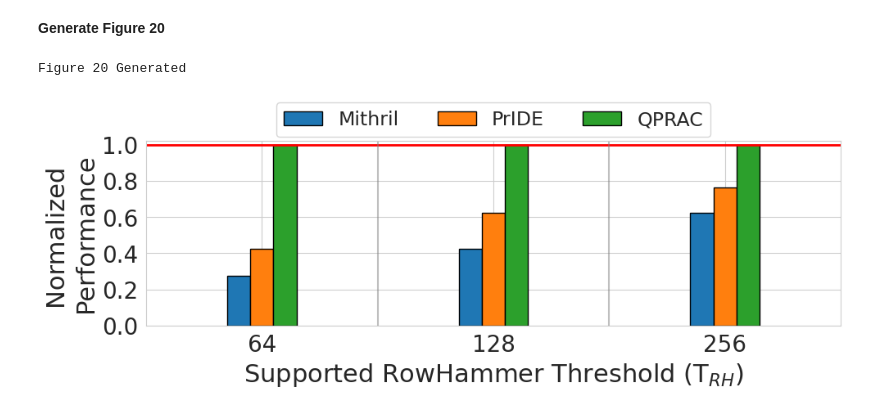
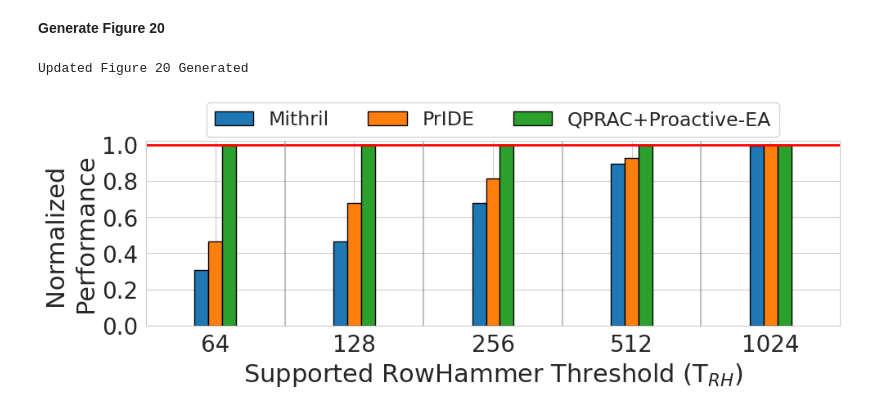
Before and after one commit to sith-lab/qprac, a Jupyter notebook: perf_analysis/plot_scripts/plot.ipynb, the cells around one changed output. Cells and saved outputs as stored; diff of their text form; code cells hidden in the pictures.

```diff
--- a/perf_analysis/plot_scripts/plot.ipynb
+++ b/perf_analysis/plot_scripts/plot.ipynb
@@ -423,7 +425,7 @@ import seaborn as sns
 import os
 import warnings
 
-methods_interested = ["QPRAC", "QPRAC+Proactive", "QPRAC-Ideal"]  # Further remove PQ-NoOp if unnecessary
+methods_interested = ["QPRAC", "QPRAC+Proactive", "QPRAC+Proactive-EA", "QPRAC-Ideal"]  # Further remove PQ-NoOp if unnecessary
 # Read the CSV file
 csv_path = '../results/csvs/QPRAC_NBO_Results.csv'
 if not os.path.exists(csv_path):
@@ -435,7 +437,8 @@ df_target = df[df['workload'] == 'All (57)']
 df_melted = pd.melt(df_target, id_vars=['workload', 'NBO'], value_vars=methods_interested, var_name='PRAC_Implementation', value_name='WS')
 
 rename_mapping = {
-    'QPRAC+Proactive': 'QPRAC+Proactive (default)',
+    'QPRAC+Proactive': 'QPRAC+Proactive',
+    'QPRAC+Proactive-EA': 'QPRAC+Proactive-EA (default)',
 }
 df_melted['PRAC_Implementation'] = df_melted['PRAC_Implementation'].replace(rename_mapping)
 # Calculate performance overhead
@@ -453,7 +456,7 @@ workloads_high_mpki = [
 ]
 df_high_mpki = df_melted[df_melted['workload'].isin(workloads_high_mpki)]
 
-methods_interested = ["QPRAC", "QPRAC+Proactive (default)", "QPRAC-Ideal"]
+methods_interested = ["QPRAC", "QPRAC+Proactive", 'QPRAC+Proactive-EA (default)', "QPRAC-Ideal"]
 df_filtered = df_high_mpki[df_high_mpki['PRAC_Implementation'].isin(methods_interested)]
 df_filtered['PRAC_Implementation'] = pd.Categorical(df_filtered['PRAC_Implementation'], categories=methods_interested, ordered=True)
 
@@ -512,7 +515,7 @@ ax.axvline(x=2.5, color='grey', linestyle='-', alpha=0.5)
 ax.set_xlabel('Back-Off Threshold (N$_{BO}$)', fontsize=22)
 ax.set_ylabel('Performance \nOverhead (%)', fontsize=22)
 ax.tick_params(axis='both', which='major', labelsize=20)
-ax.set_ylim(0, 4)
+ax.set_ylim(0, 2.5)
 ax.set_xlim(-0.5, 3.5)
 
 plt.tight_layout()
@@ -626,7 +629,8 @@ import seaborn as sns
 import os
 import warnings
 
-methods_interested = ["RFMsb-1", "RFMsb-2", "RFMsb-5", "RFMsb-10", "QPRAC-64", "QPRAC-128", "QPRAC-256"]
+methods_interested = ["RFMsb-1", "RFMsb-2", "RFMsb-5", "RFMsb-10", 'RFMsb-17', 'RFMsb-22',
+                      'RFMsb-43', 'RFMsb-45', "QPRAC-64", "QPRAC-128", "QPRAC-256", 'QPRAC-512', 'QPRAC-1024']
 # Read the CSV file
 csv_path = '../results/csvs/QPRAC_In_DRAM_Mitigation_Comparison.csv'
 if not os.path.exists(csv_path):
@@ -640,18 +644,25 @@ row = df_target.iloc[0]  # Extract the first row as a Series
 
 # Create the new dataframe
 new_data = {
-    'TRH': [64, 128, 256],
-    'Mithril': [row['RFMsb-1'], row['RFMsb-2'], row['RFMsb-5']],
-    'PrIDE': [row['RFMsb-2'], row['RFMsb-5'], row['RFMsb-10']],
-    'QPRAC': [row['QPRAC-64'], row['QPRAC-128'], row['QPRAC-256']],
+    'TRH': [64, 128, 256, 512, 1024],
+    'Mithril': [row['RFMsb-1'], row['RFMsb-2'], row['RFMsb-5'], row['RFMsb-17'], row['RFMsb-43']],
+    'PrIDE': [row['RFMsb-2'], row['RFMsb-5'], row['RFMsb-10'], row['RFMsb-22'], row['RFMsb-45']],
+    'QPRAC+Proactive': [row['QPRAC-64'], row['QPRAC-128'], row['QPRAC-256'], row['QPRAC-512'], row['QPRAC-1024']],
 }
-
 new_df = pd.DataFrame(new_data)
 
-methods_interested = ["Mithril", 'PrIDE', 'QPRAC']
+
+methods_interested = ["Mithril", 'PrIDE', 'QPRAC+Proactive']
 
 # Transform the DataFrame for plotting
 df_melted = pd.melt(new_df, id_vars=['TRH'], value_vars=methods_interested, var_name='Mitigations', value_name='WS')
+
+rename_mapping = {
+    'QPRAC+Proactive': 'QPRAC+Proactive-EA',
+}
+df_melted['Mitigations'] = df_melted['Mitigations'].replace(rename_mapping)
+
+methods_interested = ["Mithril", 'PrIDE', 'QPRAC+Proactive-EA']
 
 df_melted['Mitigations'] = pd.Categorical(df_melted['Mitigations'], categories=methods_interested, ordered=True)
 
@@ -672,7 +683,7 @@ colors = {impl: palette[i % len(palette)] for i, impl in enumerate(df_melted['Mi
 
 # Define bar width and x-tick positions
 bar_width = 0.1  # Desired smaller bar width
-x_ticks = [64 ,128, 256]
+x_ticks = [64 ,128, 256, 512, 1024]
 num_bars = len(df_melted['Mitigations'].unique())
 
 # Calculate positions for bars
@@ -692,34 +703,36 @@ for tick in x_ticks:
         x_position = bar_positions[tick][i] + bar_width / 2  # Adjust position for centering
         color = colors[prac_impl]
         ax.bar(x_position, value, width=bar_width, color=color, edgecolor='black', label=prac_impl if tick == x_ticks[0] else "")
 
 # Add a horizontal line at y=1.0
 ax.axhline(y=1.0, color='r', linestyle='-', linewidth=2)
 # Customize legend, labels, and ticks
 handles, labels = ax.get_legend_handles_labels()
 by_label = dict(zip(labels, handles))  # Remove duplicate labels from the legend
 ax.legend(by_label.values(), by_label.keys(), loc='upper center', bbox_to_anchor=(0.5, 1.26), ncol=3, fancybox=True, shadow=False, fontsize=17)
 
 # Set xticks to specific num_RFM values and ensure correct spacing
 ax.set_xticks(x_tick_positions)
 ax.set_xticklabels(x_ticks)
 ax.axvline(x=0.5, color='grey', linestyle='-', alpha=0.5)
 ax.axvline(x=1.5, color='grey', linestyle='-', alpha=0.5)
+ax.axvline(x=2.5, color='grey', linestyle='-', alpha=0.5)
+ax.axvline(x=3.5, color='grey', linestyle='-', alpha=0.5)
 ax.set_xlabel('Supported RowHammer Threshold (T$_{RH}$)', fontsize=22)
 ax.set_ylabel('Normalized \nPerformance', fontsize=22)
 ax.tick_params(axis='both', which='major', labelsize=20)
 ax.set_ylim(0, 1.02)
-ax.set_xlim(-0.5, 2.5)
+ax.set_xlim(-0.5, 4.5)
 
 ax.set_yticks([0.0, 0.2, 0.4, 0.6, 0.8, 1.0])
 plt.tight_layout()
 
 # Ensure the results/csvs directory exists
 plots_dir = '../results/plots'
 os.makedirs(plots_dir, exist_ok=True)
 
 fig.savefig(os.path.join(plots_dir, 'Figure_20.pdf'), dpi=600, bbox_inches='tight')
-print(f"Figure 20 Generated")
+print(f"Updated Figure 20 Generated")
 # %% [output]
-Figure 20 Generated
+Updated Figure 20 Generated
-[figure, old version]
+[figure, new version]
```
Also changed, not shown: parts of 5 cells of this notebook, 35 other files.
